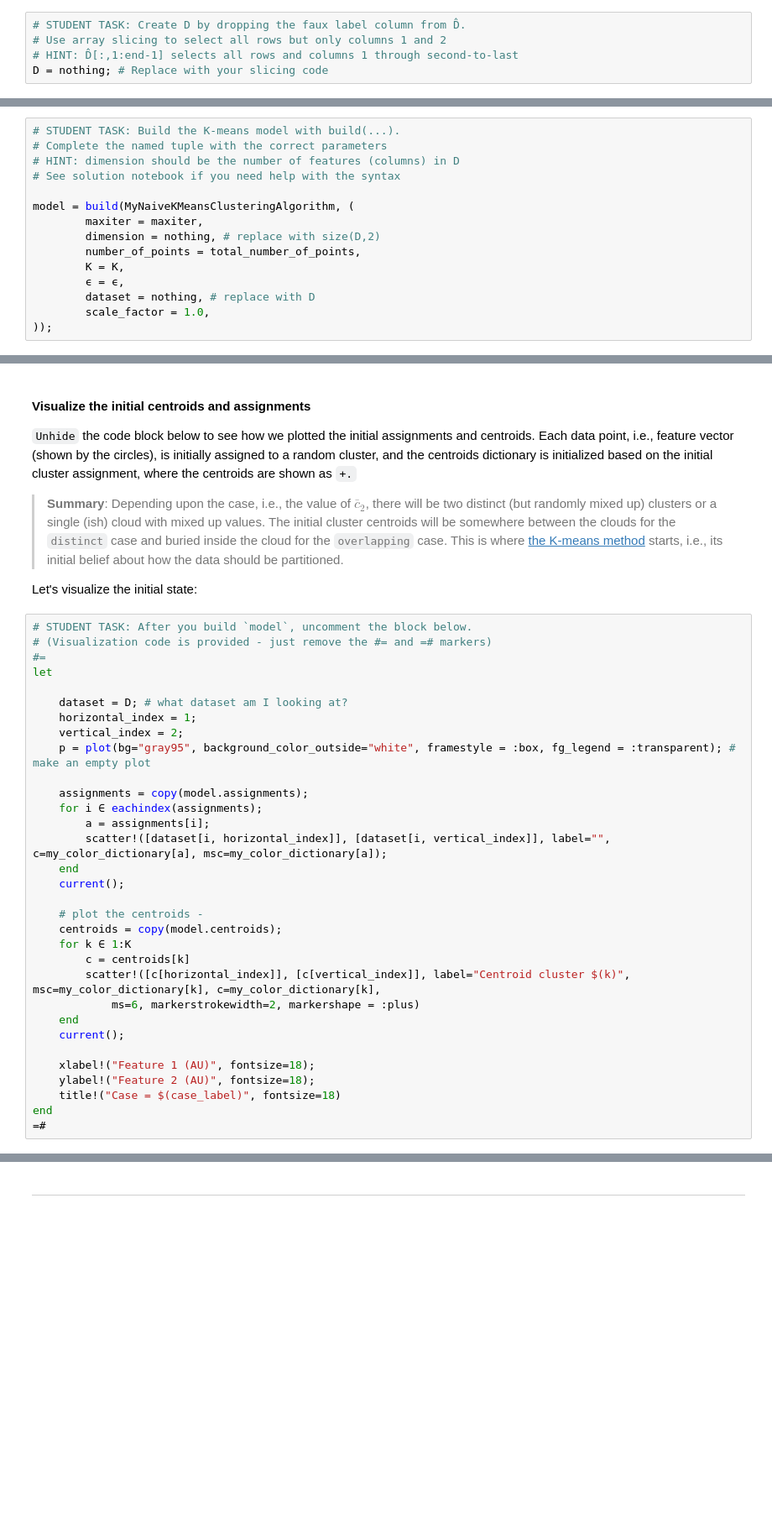
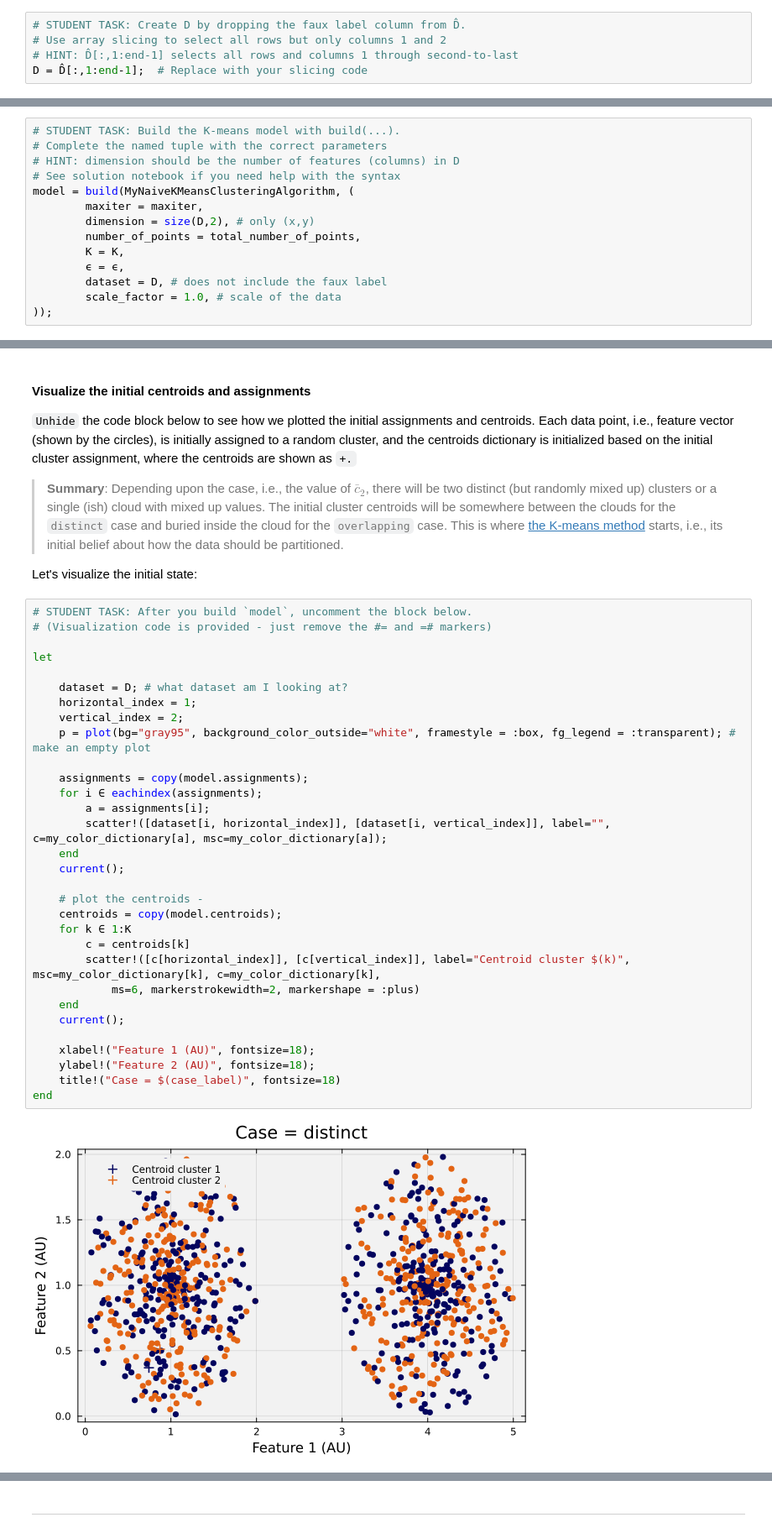
Before and after one commit to CHEME-5820-Spring-2026/ps1-5820-s26-hk99rcornell, a Jupyter notebook: PS1-CHEME-5820-Student-S26.ipynb, the cells around one changed output, grey strips where cells are left out. Shown at 84% size. Saved outputs shown, nothing was run; the diff lists cells and outputs as text; blank space fills up the shorter version.

```diff
--- a/PS1-CHEME-5820-Student-S26.ipynb
+++ b/PS1-CHEME-5820-Student-S26.ipynb
@@ -300,7 +310,7 @@ Let's start by constructing the dataset $\mathcal{D}$ (no hat) from $\hat{\mathc
 # STUDENT TASK: Create D by dropping the faux label column from D̂.
 # Use array slicing to select all rows but only columns 1 and 2
 # HINT: D̂[:,1:end-1] selects all rows and columns 1 through second-to-last
-D = nothing; # Replace with your slicing code
+D = D̂[:,1:end-1];  # Replace with your slicing code
 # %% [markdown]
 Next, let's build the model instance. The `model::MyNaiveKMeansClusteringAlgorithm` contains the data that we passed in, as well as two derived fields that we computed in [the `build(...)` method](https://varnerlab.github.io/VLDataScienceMachineLearningPackage.jl/dev/clustering/#VLDataScienceMachineLearningPackage.build-Tuple{Type{MyNaiveKMeansClusteringAlgorithm},%20NamedTuple}), the centroids and initial assignments.
 
@@ -315,13 +325,12 @@ _Fill in the missing code to build our clustering model_:
 # Complete the named tuple with the correct parameters
 # HINT: dimension should be the number of features (columns) in D
 # See solution notebook if you need help with the syntax
-
 model = build(MyNaiveKMeansClusteringAlgorithm, (
         maxiter = maxiter,
-        dimension = nothing, # replace with size(D,2)
+        dimension = size(D,2), # only (x,y)
         number_of_points = total_number_of_points,
         K = K,
         ϵ = ϵ,
-        dataset = nothing, # replace with D
-        scale_factor = 1.0,
+        dataset = D, # does not include the faux label
+        scale_factor = 1.0, # scale of the data
 ));
@@ -340,35 +344,36 @@ Let's visualize the initial state:
 # %%
 # STUDENT TASK: After you build `model`, uncomment the block below.
 # (Visualization code is provided - just remove the #= and =# markers)
-#=
+
 let
 
     dataset = D; # what dataset am I looking at?
     horizontal_index = 1;
     vertical_index = 2;
     p = plot(bg="gray95", background_color_outside="white", framestyle = :box, fg_legend = :transparent); # make an empty plot
 
     assignments = copy(model.assignments);
     for i ∈ eachindex(assignments);
         a = assignments[i];
         scatter!([dataset[i, horizontal_index]], [dataset[i, vertical_index]], label="", c=my_color_dictionary[a], msc=my_color_dictionary[a]);
     end
     current();
 
     # plot the centroids -
     centroids = copy(model.centroids);
     for k ∈ 1:K
         c = centroids[k]
         scatter!([c[horizontal_index]], [c[vertical_index]], label="Centroid cluster $(k)", msc=my_color_dictionary[k], c=my_color_dictionary[k],
             ms=6, markerstrokewidth=2, markershape = :plus)
     end
     current();
 
     xlabel!("Feature 1 (AU)", fontsize=18);
     ylabel!("Feature 2 (AU)", fontsize=18);
     title!("Case = $(case_label)", fontsize=18)
 end
-=#
+# %% [output]
+[figure, added]
 # %% [markdown]
 ### Clustering
 We'll call [the `cluster(...)` method](https://varnerlab.github.io/VLDataScienceMachineLearningPackage.jl/dev/clustering/#VLDataScienceMachineLearningPackage.cluster) to refine our initial random cluster assignments and centroid values.
```
Also changed, not shown: parts of 19 cells of this notebook.
